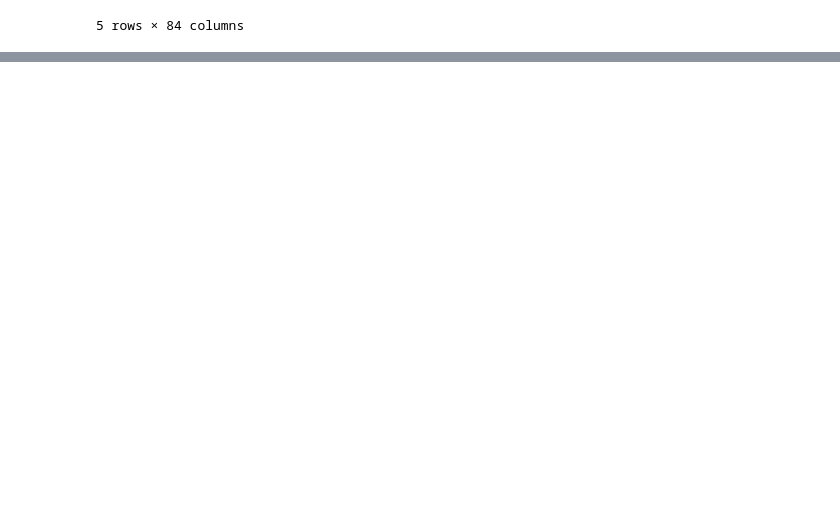
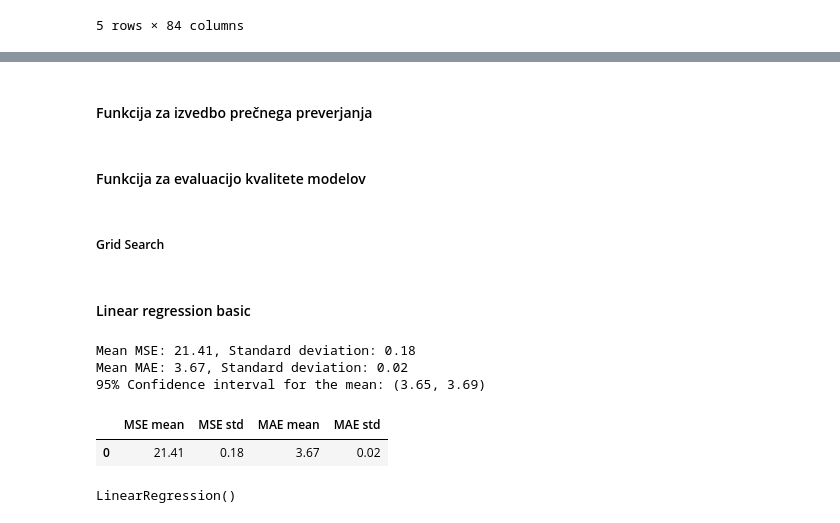
Before and after one commit to rokrajher/uozp-bicikelj, a Jupyter notebook: notebook.ipynb, the cells around one changed output, grey strips where cells are left out. Saved outputs shown, nothing was run; the diff lists cells and outputs as text; code cells hidden in the pictures; blank space fills up the shorter version.

Commit message:
add cv and models

```diff
--- a/notebook.ipynb
+++ b/notebook.ipynb
@@ -57,0 +93,18 @@ display(df.tail(20))
+# %% [markdown]
+#### Funkcija za izvedbo prečnega preverjanja
+# %%
+from sklearn.model_selection import KFold
+from sklearn.model_selection import cross_validate
+from scipy import stats
+
+def cross_validation(model, X_train, y_train, n_folds=5):
+# Create an instance of Leave-One-Out Cross-Validation
+    cv = KFold(n_splits=n_folds)
+
+    # Calculate the cross-validation score for your model
+    scoring = ['neg_mean_squared_error', 'neg_mean_absolute_error']#, 'r2']
+    scores = cross_validate(model, X_train, y_train, scoring=scoring, cv=cv, n_jobs=-1)
+
+    return scores
+# %% [markdown]
+#### Funkcija za evaluacijo kvalitete modelov
@@ -57,0 +164,37 @@ display(df.tail(20))
+# %% [markdown]
+##### Grid Search
+# %%
+from sklearn.model_selection import GridSearchCV
+
+def get_best_model(model, X_train, y_train, param_grid):
+    # Perform a grid search to find the best parameters
+    grid_search = GridSearchCV(model, param_grid=param_grid, cv=5, n_jobs=-1)
+    grid_search.fit(X_train, y_train)
+
+    # Return the best model
+    best_model = grid_search.best_estimator_
+    return best_model
+# %% [markdown]
+#### Linear regression basic
+# %%
+from sklearn.linear_model import LinearRegression
+
+model = LinearRegression()
+
+params = {'fit_intercept': [True, False],
+              'copy_X': [True, False]}
+
+best_model_lr = get_best_model(model, X_train, y_train, params)
+
+scores = cross_validation(best_model_lr,X_train,y_train)
+
+data_LR = display_cv_scores(scores)
+
+best_model_lr.fit(X_train, y_train)
+# %% [output]
+Mean MSE: 21.41, Standard deviation: 0.18
+Mean MAE: 3.67, Standard deviation: 0.02
+95% Confidence interval for the mean: (3.65, 3.69)
+|  | MSE mean | MSE std | MAE mean | MAE std |
+| 0 | 21.41 | 0.18 | 3.67 | 0.02 |
+LinearRegression()
```
Also changed, not shown: parts of 29 cells of this notebook.
